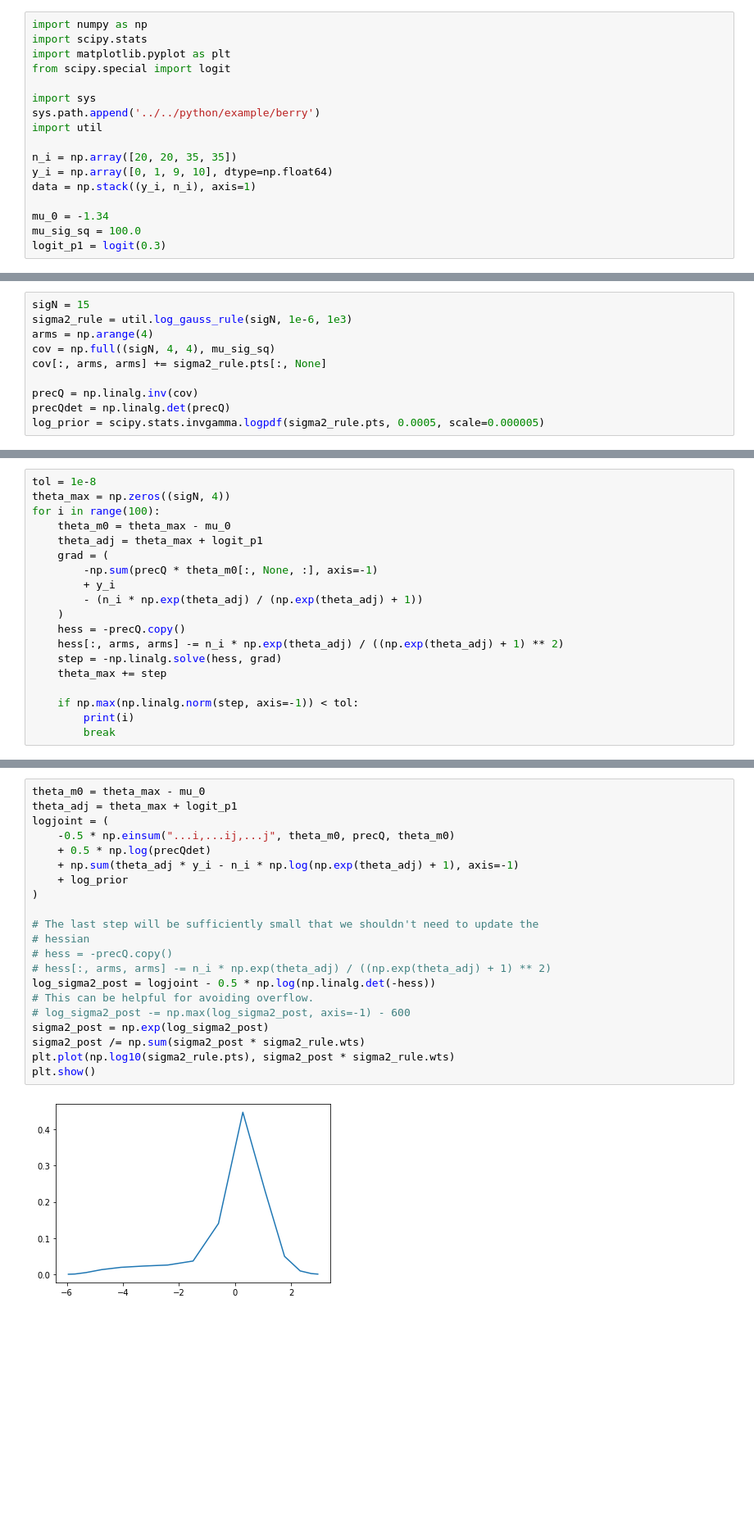
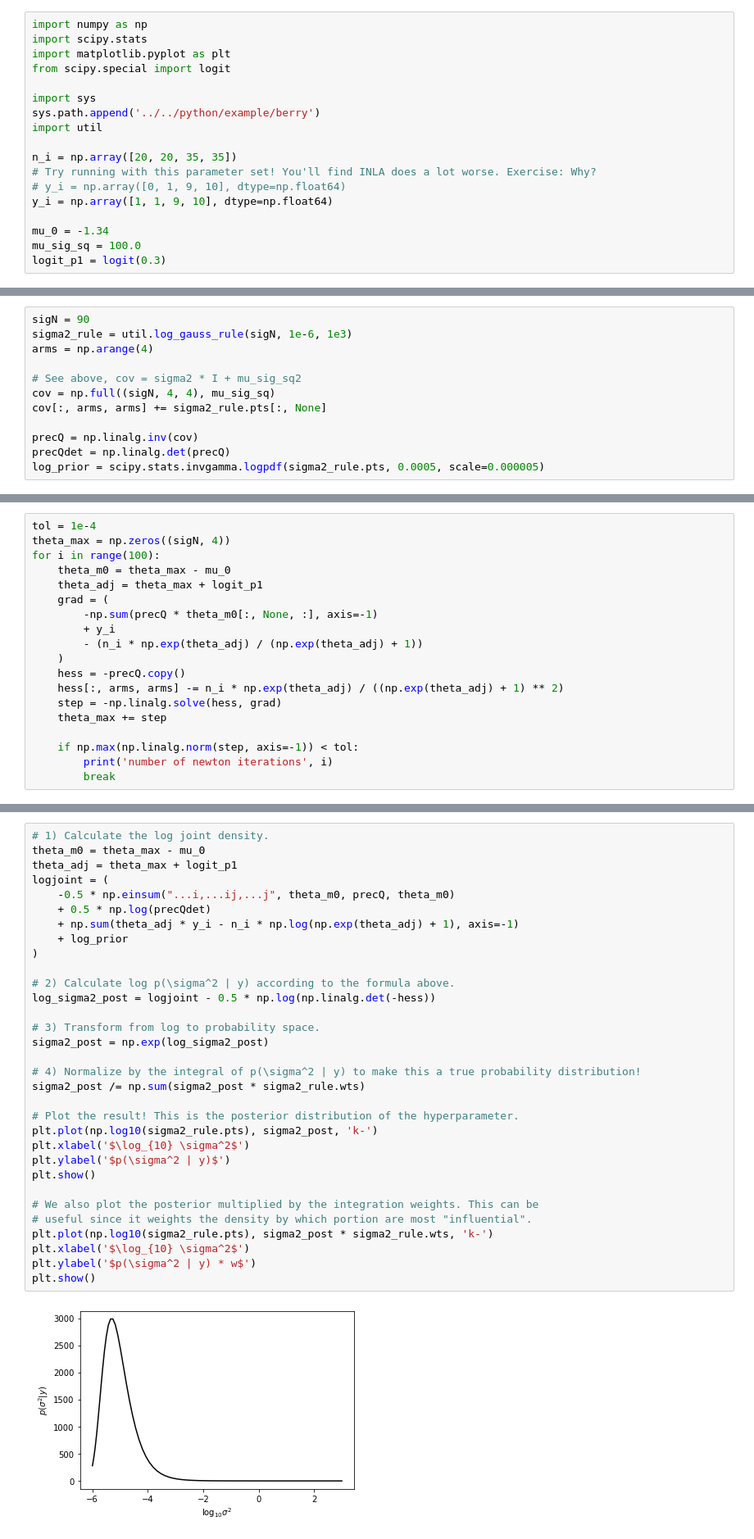
Before and after one commit to Confirm-Solutions/imprint, a Jupyter notebook: research/berry/intro_to_inla.ipynb, the cells around one changed output, grey strips where cells are left out. Shown at 82% size. Drawn from its saved outputs; the diff is of its cells as text; blank space fills up the shorter version.

```diff
--- a/research/berry/intro_to_inla.ipynb
+++ b/research/berry/intro_to_inla.ipynb
@@ -12,8 +83,9 @@ sys.path.append('../../python/example/berry')
 import util
 
 n_i = np.array([20, 20, 35, 35])
-y_i = np.array([0, 1, 9, 10], dtype=np.float64)
-data = np.stack((y_i, n_i), axis=1)
+# Try running with this parameter set! You'll find INLA does a lot worse. Exercise: Why?
+# y_i = np.array([0, 1, 9, 10], dtype=np.float64)
+y_i = np.array([1, 1, 9, 10], dtype=np.float64)
 
 mu_0 = -1.34
 mu_sig_sq = 100.0
@@ -28,9 +112,11 @@ and compute values dependent only on $\sigma^2$:
 * determinant of precision matrix
 * values of the prior.
 # %%
-sigN = 15
+sigN = 90
 sigma2_rule = util.log_gauss_rule(sigN, 1e-6, 1e3)
 arms = np.arange(4)
+
+# See above, cov = sigma2 * I + mu_sig_sq2
 cov = np.full((sigN, 4, 4), mu_sig_sq)
 cov[:, arms, arms] += sigma2_rule.pts[:, None]
 
@@ -44,5 +134,5 @@ for each value of $\sigma^2$.
 # %%
-tol = 1e-8
+tol = 1e-4
 theta_max = np.zeros((sigN, 4))
 for i in range(100):
     theta_m0 = theta_max - mu_0
@@ -58,6 +148,6 @@ for i in range(100):
     theta_max += step
 
     if np.max(np.linalg.norm(step, axis=-1)) < tol:
-        print(i)
+        print('number of newton iterations', i)
         break
 # %% [output]
@@ -67,23 +207,34 @@ for i in range(100):
 # %%
+# 1) Calculate the log joint density.
 theta_m0 = theta_max - mu_0
 theta_adj = theta_max + logit_p1
 logjoint = (
     -0.5 * np.einsum("...i,...ij,...j", theta_m0, precQ, theta_m0)
     + 0.5 * np.log(precQdet)
     + np.sum(theta_adj * y_i - n_i * np.log(np.exp(theta_adj) + 1), axis=-1)
     + log_prior
 )
 
-# The last step will be sufficiently small that we shouldn't need to update the
-# hessian
-# hess = -precQ.copy()
-# hess[:, arms, arms] -= n_i * np.exp(theta_adj) / ((np.exp(theta_adj) + 1) ** 2)
+# 2) Calculate log p(\sigma^2 | y) according to the formula above.
 log_sigma2_post = logjoint - 0.5 * np.log(np.linalg.det(-hess))
-# This can be helpful for avoiding overflow.
-# log_sigma2_post -= np.max(log_sigma2_post, axis=-1) - 600
+
+# 3) Transform from log to probability space.
 sigma2_post = np.exp(log_sigma2_post)
+
+# 4) Normalize by the integral of p(\sigma^2 | y) to make this a true probability distribution!
 sigma2_post /= np.sum(sigma2_post * sigma2_rule.wts)
-plt.plot(np.log10(sigma2_rule.pts), sigma2_post * sigma2_rule.wts)
+
+# Plot the result! This is the posterior distribution of the hyperparameter.
+plt.plot(np.log10(sigma2_rule.pts), sigma2_post, 'k-')
+plt.xlabel('$\log_{10} \sigma^2$')
+plt.ylabel('$p(\sigma^2 | y)$')
 plt.show()
+
+# We also plot the posterior multiplied by the integration weights. This can be
+# useful since it weights the density by which portion are most "influential".
+plt.plot(np.log10(sigma2_rule.pts), sigma2_post * sigma2_rule.wts, 'k-')
+plt.xlabel('$\log_{10} \sigma^2$')
+plt.ylabel('$p(\sigma^2 | y) * w$')
+plt.show()
 # %% [output]
-[figure, old version]
+[figure, new version]
```
Also changed, not shown: parts of 35 cells of this notebook, 12 other files.
